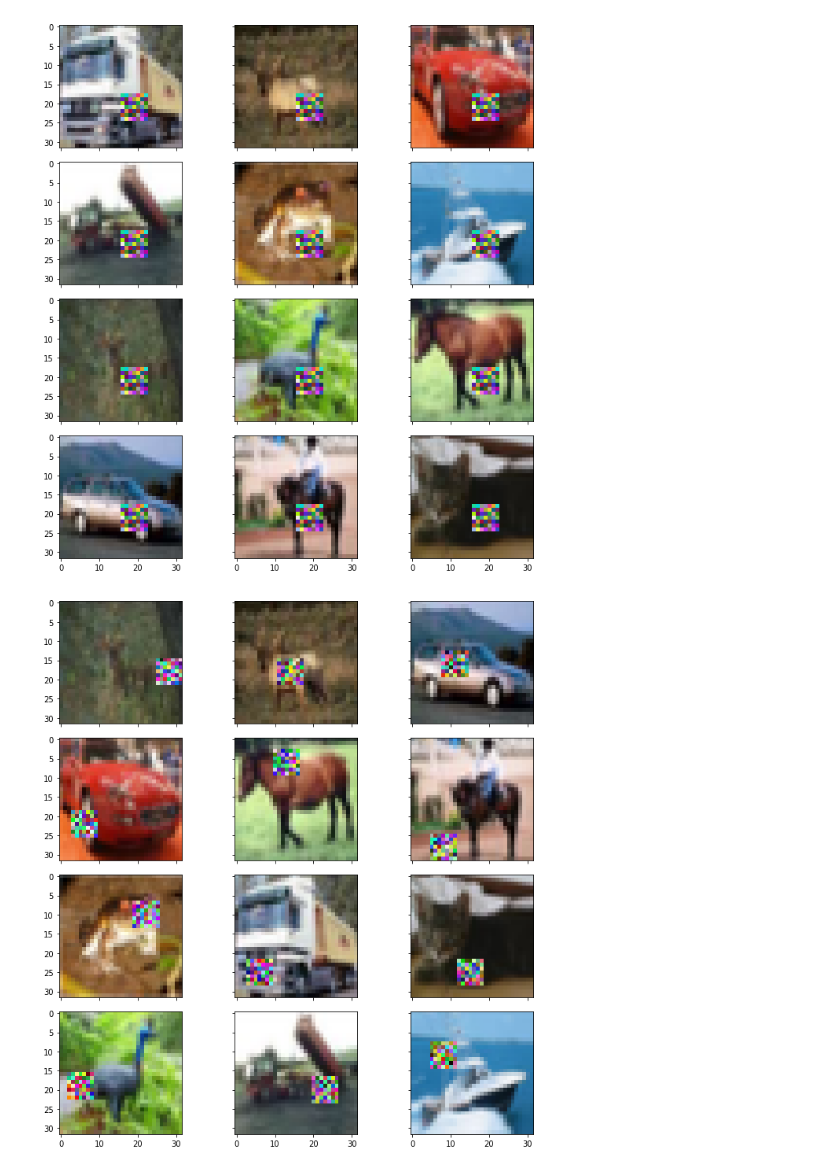
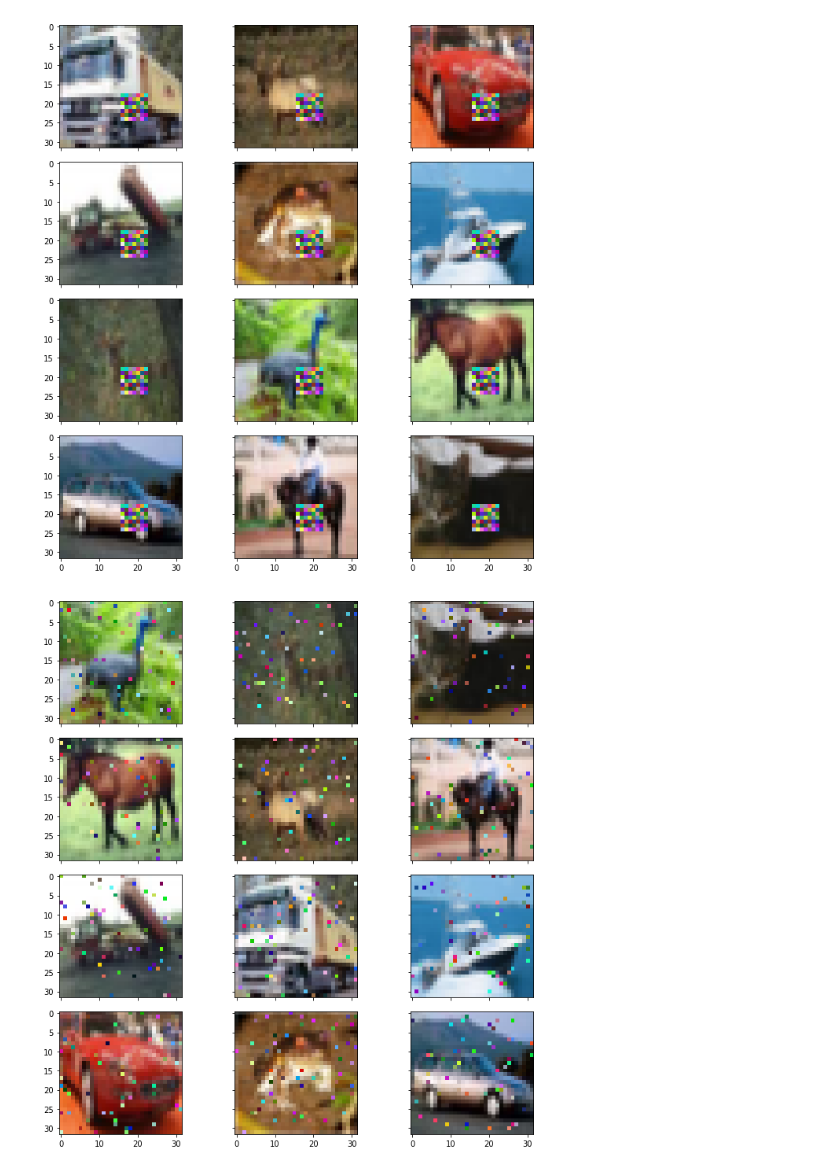
Before and after one commit to edublancas/trojan-defender, a Jupyter notebook: experiments/making-patches.ipynb, the cells around one changed output. Drawn from its saved outputs; the diff is of its cells as text; code cells hidden in the pictures.

```diff
--- a/experiments/making-patches.ipynb
+++ b/experiments/making-patches.ipynb
@@ -103,10 +103,10 @@ plot.grid(p.apply(mnist.x_train[:12]))
 # %% [output]
 [figure]
 # %%
-p = patch.Patch('block', proportion=0.05,
+p = patch.Patch('sparse', proportion=0.05,
                 input_shape=cifar10.input_shape,
                 dynamic_mask=True, dynamic_pattern=True)
 # %%
-plot.grid(p.apply(mnist.x_train[:12]))
+plot.grid(p.apply(cifar10.x_train[:12]))
 # %% [output]
-[figure, old version]
+[figure, new version]
```
Also changed, not shown: parts of 1 cell of this notebook, 3 other files.
